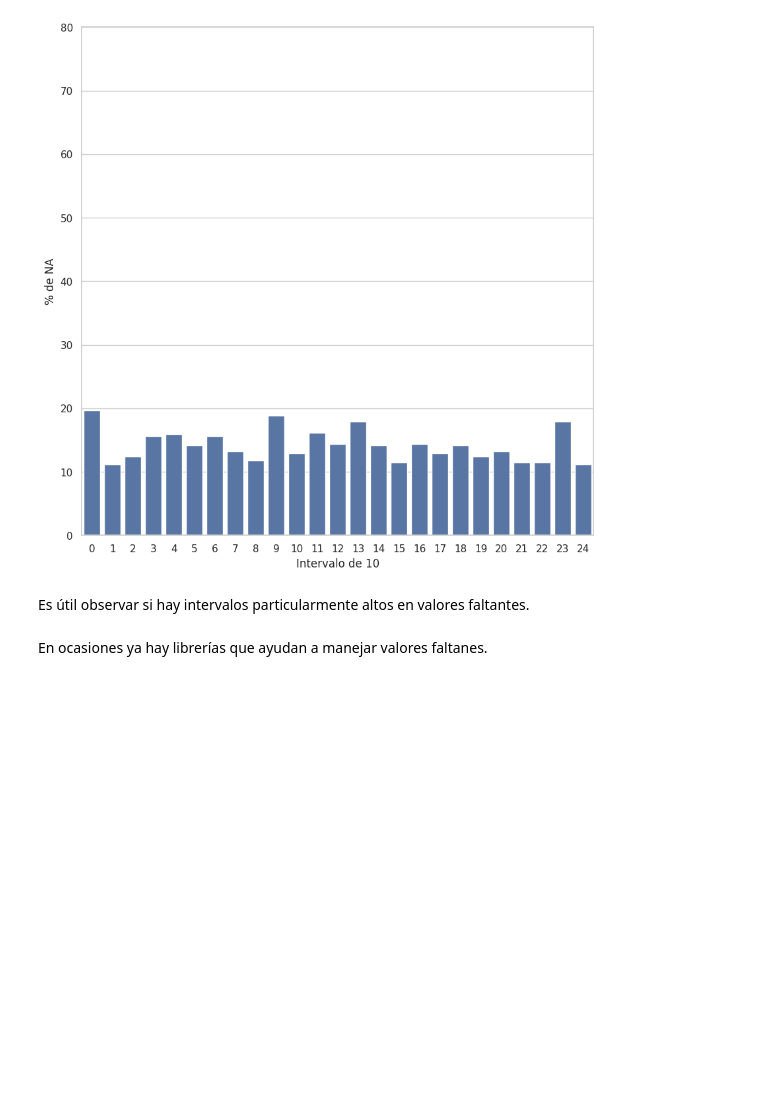
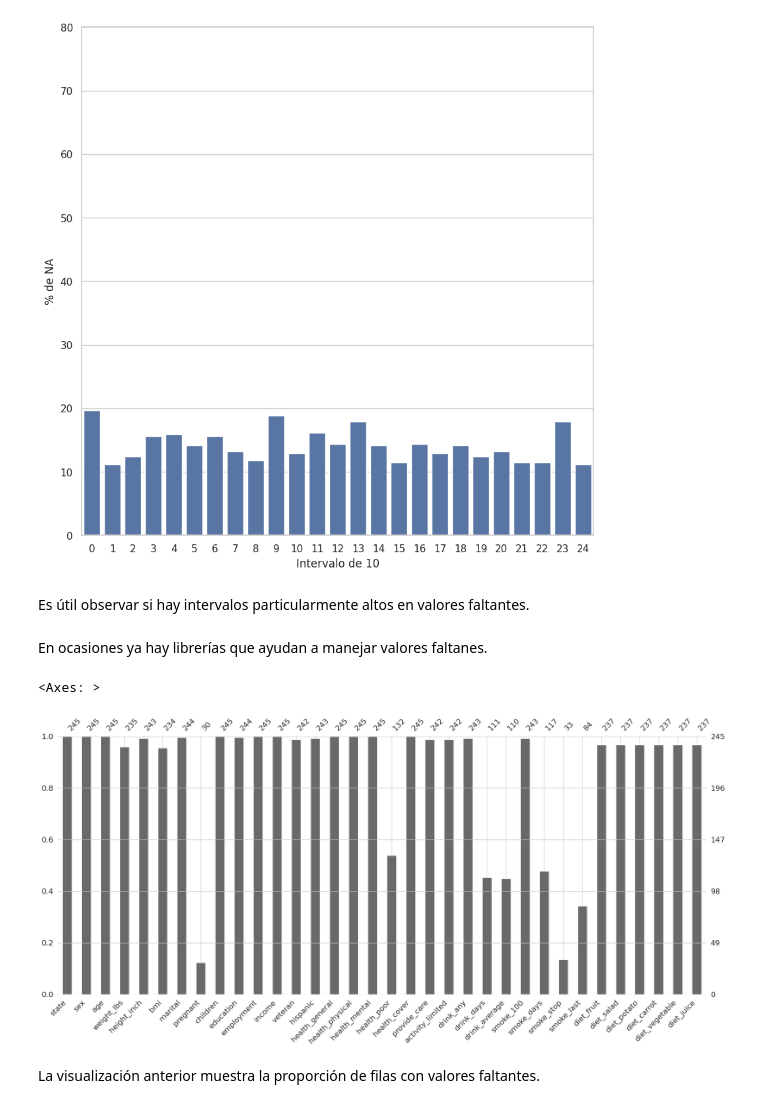
Before and after one commit to Changeryto/Manejo_de_NA_en_Python, a Jupyter notebook: notebooks/03-RTG-Tabular_valores_faltantes.ipynb, the cells around one changed output. Cells and saved outputs as stored; diff of their text form; code cells hidden in the pictures; blank space fills up the shorter version.

Commit message:
Visualizacion de datos faltantes

```diff
--- a/notebooks/03-RTG-Tabular_valores_faltantes.ipynb
+++ b/notebooks/03-RTG-Tabular_valores_faltantes.ipynb
@@ -314,3 +314,10 @@ plt.ylim([0, 80])
 Es útil observar si hay intervalos particularmente altos en valores faltantes.
 # %% [markdown]
 En ocasiones ya hay librerías que ayudan a manejar valores faltanes.
+# %%
+missingno.bar(df = riskfactors)
+# %% [output]
+<Axes: >
+[figure, added]
+# %% [markdown]
+La visualización anterior muestra la proporción de filas con valores faltantes.
```
